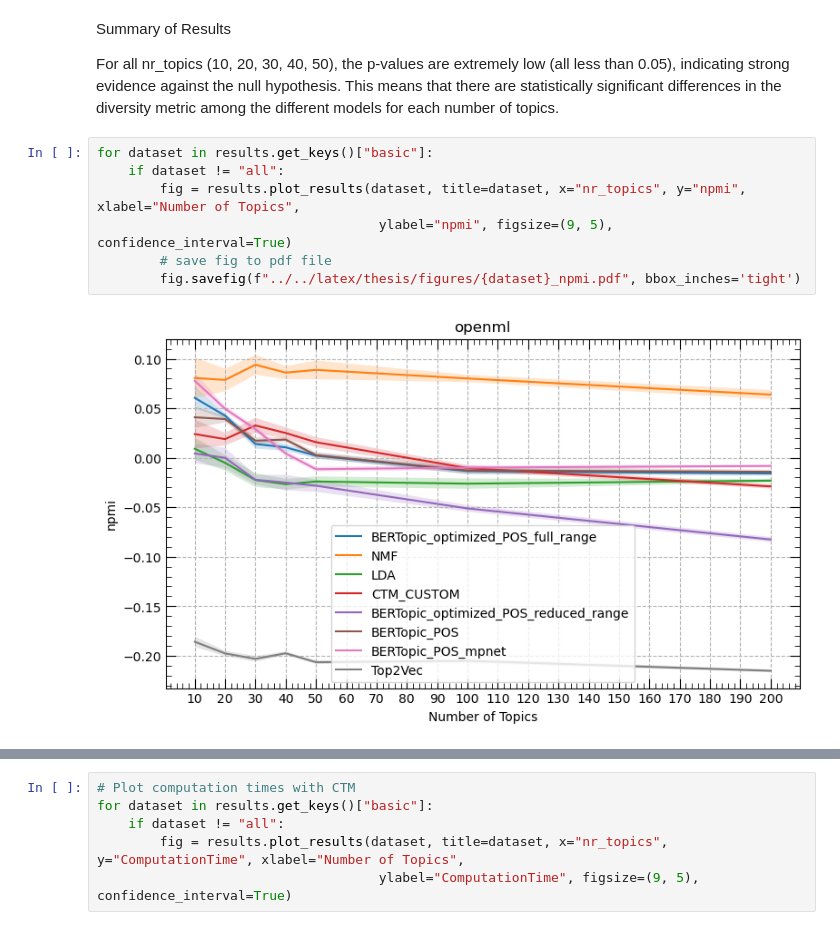
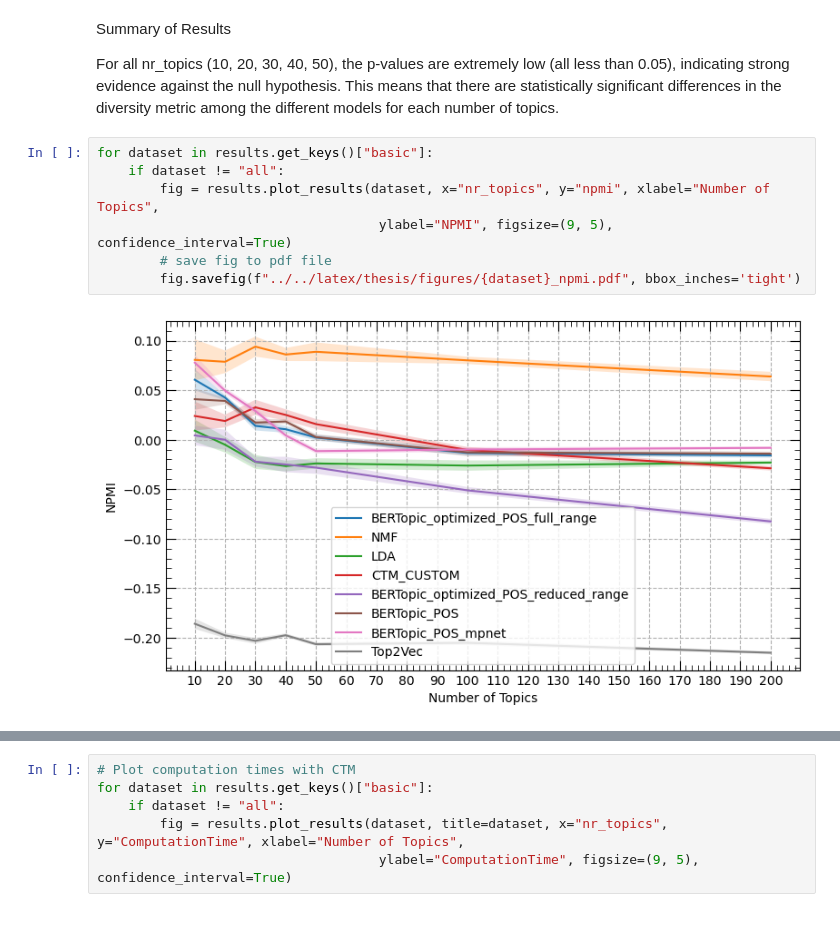
Before and after one commit to ivangermanov/openml-tags, a Jupyter notebook: notebooks/evaluation/results.ipynb, the cells around one changed output, grey strips where cells are left out. Drawn from its saved outputs; the diff is of its cells as text.

```diff
--- a/notebooks/evaluation/results.ipynb
+++ b/notebooks/evaluation/results.ipynb
@@ -275,12 +275,12 @@ For all nr_topics (10, 20, 30, 40, 50), the p-values are extremely low (all less
 # %%
 for dataset in results.get_keys()["basic"]:
     if dataset != "all":
-        fig = results.plot_results(dataset, title=dataset, x="nr_topics", y="npmi", xlabel="Number of Topics",
-                                    ylabel="npmi", figsize=(9, 5), confidence_interval=True)
+        fig = results.plot_results(dataset, x="nr_topics", y="npmi", xlabel="Number of Topics",
+                                    ylabel="NPMI", figsize=(9, 5), confidence_interval=True)
         # save fig to pdf file
         fig.savefig(f"../../latex/thesis/figures/{dataset}_npmi.pdf", bbox_inches='tight')
 # %% [output]
-[figure, old version]
+[figure, new version]
 # %%
 for dataset in results.get_keys()["basic"]:
     if dataset != "all":
```
Also changed, not shown: parts of 3 cells of this notebook, 15 other files.
